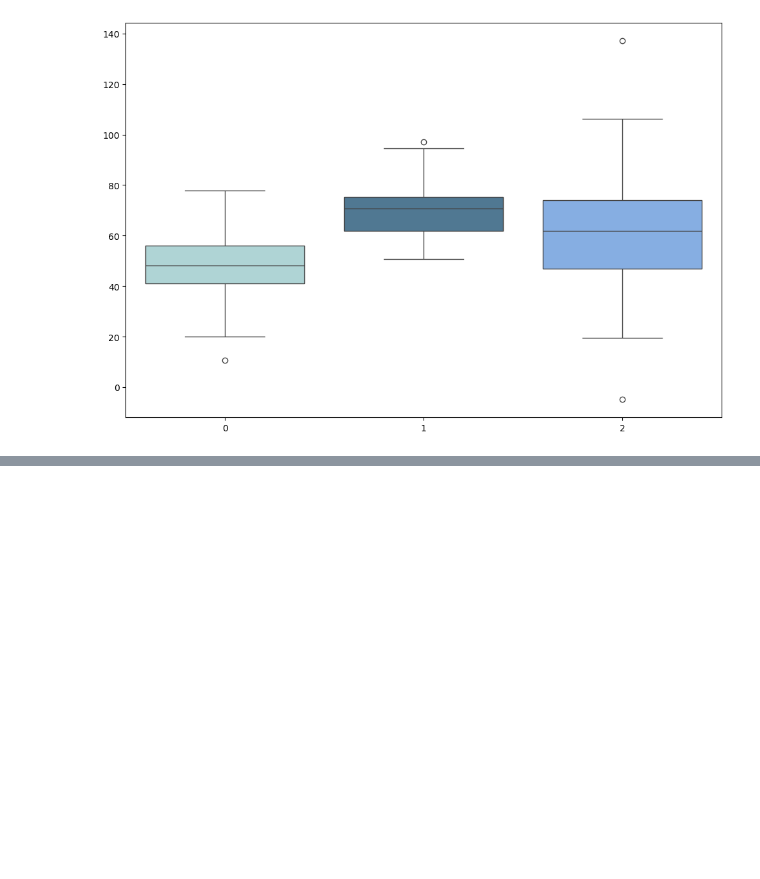
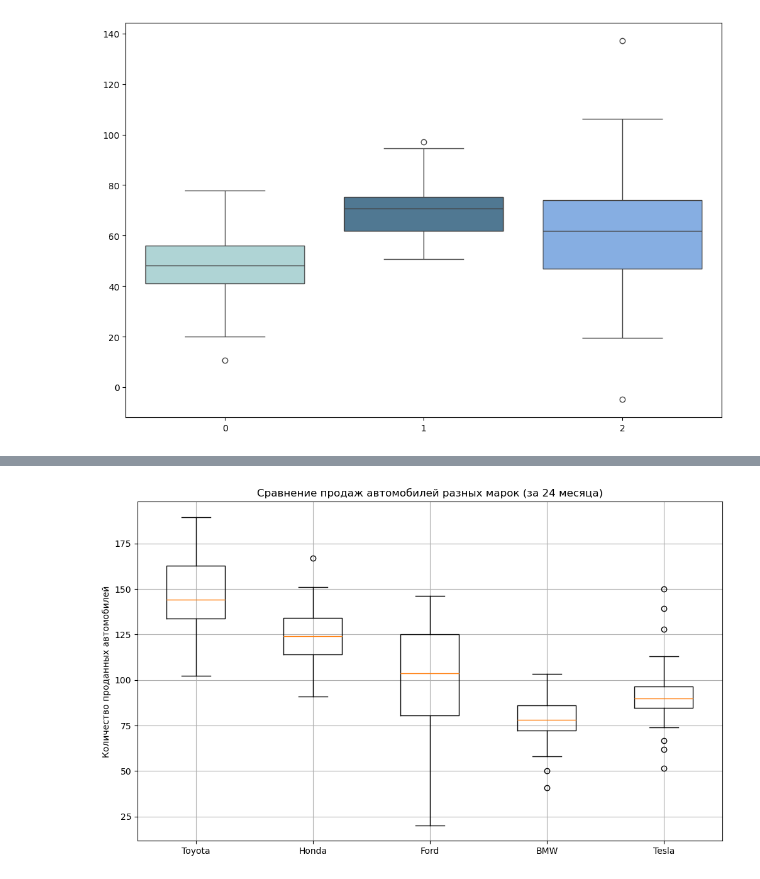
Before and after one commit to PavelShunkevich/articles, a Jupyter notebook: boxplot/code_for_article.ipynb, the cells around one changed output, grey strips where cells are left out. Cells and saved outputs as stored; diff of their text form; code cells hidden in the pictures; blank space fills up the shorter version.

```diff
--- a/boxplot/code_for_article.ipynb
+++ b/boxplot/code_for_article.ipynb
@@ -87,0 +264,21 @@ array([-1.4615275 ,  1.95299209, -1.45112797, ..., -0.60965814,
+# %%
+import numpy as np
+import pandas as pd
+import matplotlib.pyplot as plt
+
+np.random.seed(42)
+
+# Создаем искусственные данные о продажах автомобилей
+data = {'Toyota': np.random.normal(loc=150, scale=25, size=24),
+        'Honda': np.random.normal(loc=130, scale=20, size=24),
+        'Ford': np.random.normal(loc=100, scale=30, size=24),
+        'BMW': np.random.normal(loc=80, scale=15, size=24),
+        'Tesla': np.random.normal(loc=90, scale=20, size=24)}
+# Добавляем выбросы
+data['Ford'][0] = 20.1
+data['Ford'][1] = 30.312
+data['Tesla'][1] = 150.112
+
+# Создаем DataFrame
+data = pd.DataFrame(data)
+data.head()
@@ -87,0 +292,13 @@ array([-1.4615275 ,  1.95299209, -1.45112797, ..., -0.60965814,
+# %%
+import seaborn as sns
+import matplotlib.pyplot as plt
+
+plt.figure(figsize=(12, 7))  # Увеличим размер графика для лучшей читаемости
+plt.boxplot(data, labels=data.columns)
+# sns.boxplot(data=data)  # Используем sns.boxplot с вашими данными
+plt.title("Сравнение продаж автомобилей разных марок (за 24 месяца)")
+plt.ylabel("Количество проданных автомобилей")
+plt.grid(True)
+plt.show()
+# %% [output]
+[figure, added]
```
Also changed, not shown: parts of 12 cells of this notebook, 2 other files.
